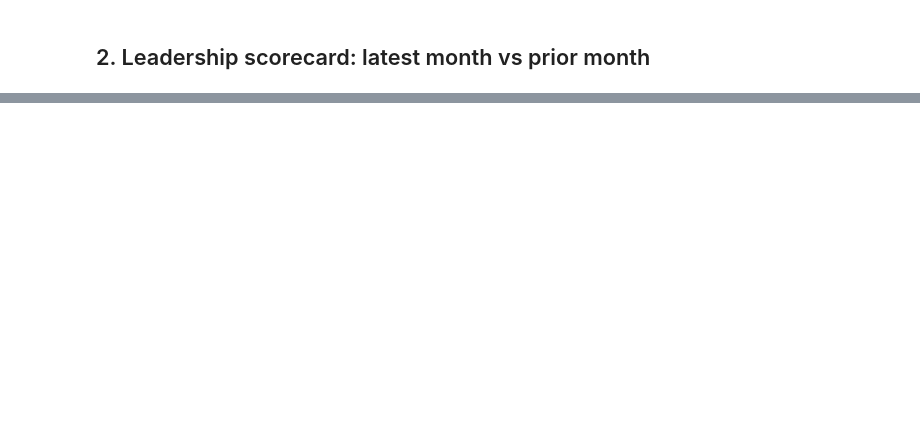
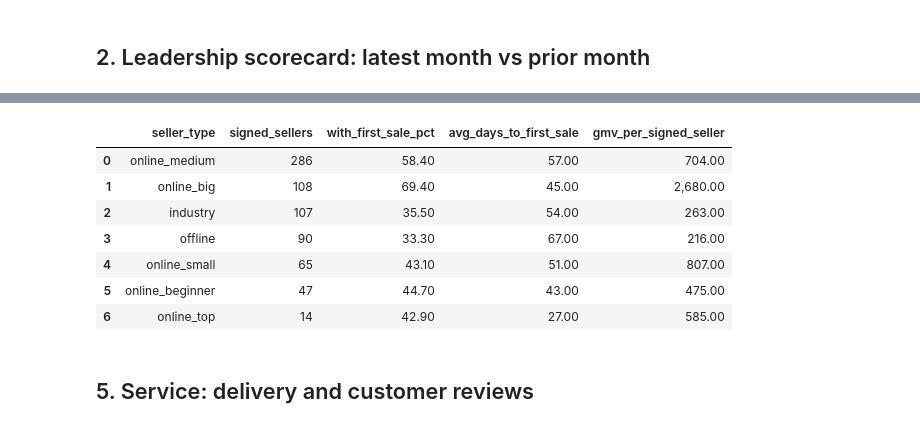
Before and after one commit to shway-jiang/data-analytics-portfolio, a Jupyter notebook: merchant-payments-scorecard/notebooks/monthly_refresh.ipynb, the cells around one changed output, grey strips where cells are left out. Drawn from its saved outputs; the diff is of its cells as text; code cells hidden in the pictures; blank space fills up the shorter version.

```diff
--- a/merchant-payments-scorecard/notebooks/monthly_refresh.ipynb
+++ b/merchant-payments-scorecard/notebooks/monthly_refresh.ipynb
@@ -97,0 +104,13 @@ results["slow_ticket_vs_churn"]
+# %%
+results["seller_activation_by_type"]
+# %% [output]
+|  | seller_type | signed_sellers | with_first_sale_pct | avg_days_to_first_sale | gmv_per_signed_seller |
+| 0 | online_medium | 286 | 58.40 | 57.00 | 704.00 |
+| 1 | online_big | 108 | 69.40 | 45.00 | 2,680.00 |
+| 2 | industry | 107 | 35.50 | 54.00 | 263.00 |
+| 3 | offline | 90 | 33.30 | 67.00 | 216.00 |
+| 4 | online_small | 65 | 43.10 | 51.00 | 807.00 |
+| 5 | online_beginner | 47 | 44.70 | 43.00 | 475.00 |
+| 6 | online_top | 14 | 42.90 | 27.00 | 585.00 |
+# %% [markdown]
+## 5. Service: delivery and customer reviews
```
Also changed, not shown: parts of 17 cells of this notebook, 48 other files.
